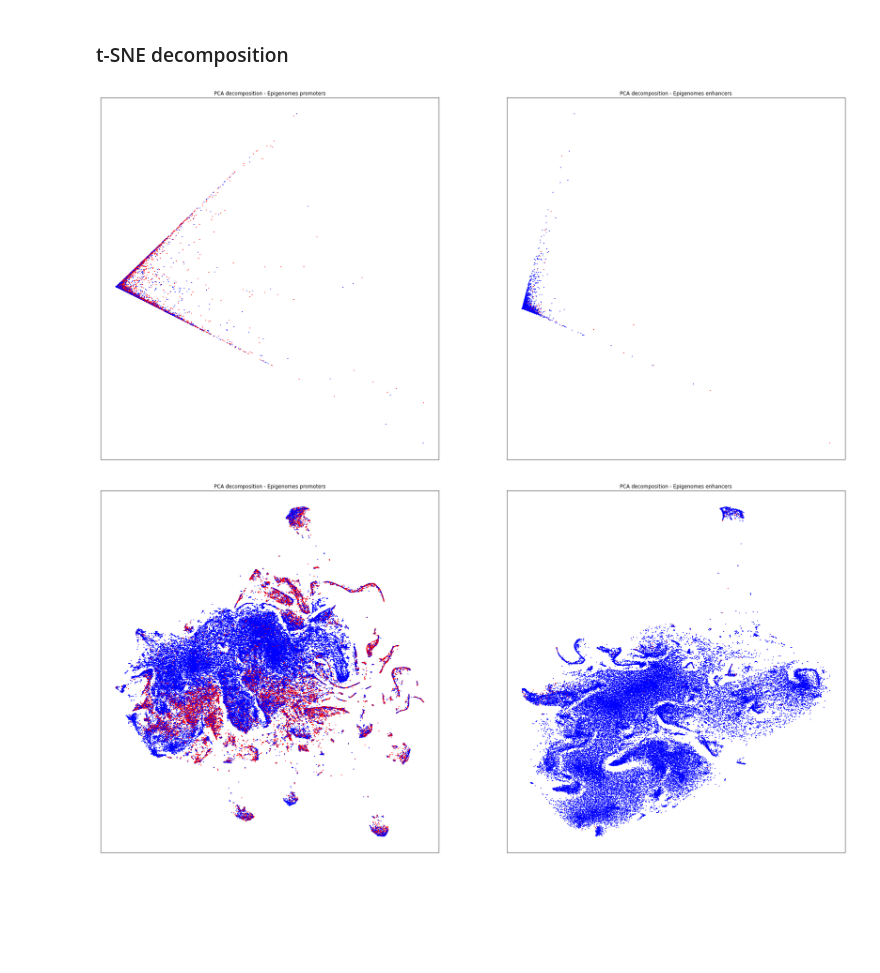
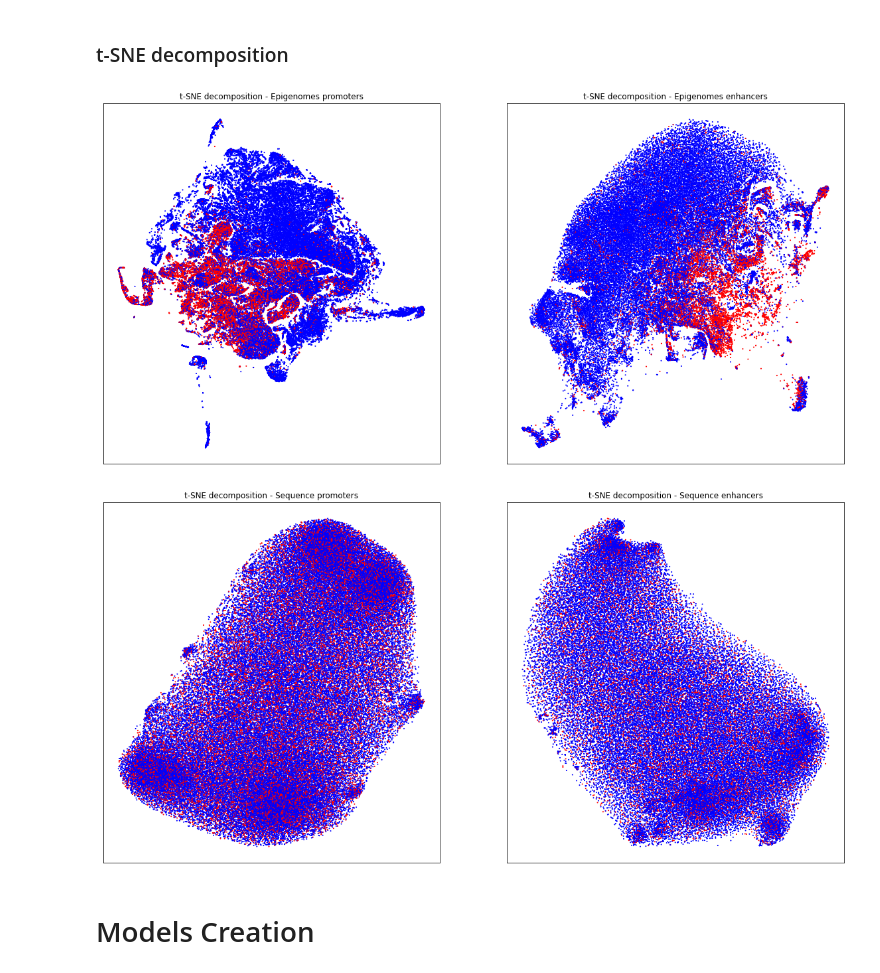
Before and after one commit to ndrep/bioinformatics, a Jupyter notebook: Bioinformatic_project.ipynb, the cells around one changed output. Saved outputs shown, nothing was run; the diff lists cells and outputs as text; code cells hidden in the pictures; blank space fills up the shorter version.

Commit message:
add t-SNE and pca, improve visualization

```diff
--- a/Bioinformatic_project.ipynb
+++ b/Bioinformatic_project.ipynb
@@ -579,0 +654,5 @@ def get_pca_decomposition(
+# %%
+from sklearn.decomposition import PCA
+
+def pca(x:np.ndarray)->np.ndarray:
+    return PCA(n_components=2, random_state=42).fit_transform(x)
@@ -580,19 +681,19 @@ def get_pca_decomposition(
 # %% [markdown]
 ### t-SNE decomposition
 # %%
-from MulticoreTSNE import MulticoreTSNE as UTSNE
-from sklearn.decomposition import PCA
+import gc
+import tsnecuda
+from tsnecuda import TSNE
+import multiprocessing
+from multiprocessing import Process, Queue
 
-def pca(x:np.ndarray, n_components:int=2)->np.ndarray:
-    return PCA(n_components=n_components, random_state=42).fit_transform(x)
-
-def get_tsne_decomposition(x:np.ndarray, perplexity:int, dimensionality_threshold:int=50, n_components:int=2)->np.ndarray:
-    TSNE(
+def tsne(X:np.ndarray)->np.ndarray:
+    return TSNE(
             # Better performance may be achieved with cosine distance,
             # but currently TSNECUDA does not support other metrics.
             # Expecially for the sequence data, cosine distances may be foundamental
             # to get a semantically significant decomposition.
-            perplexity= 100,
+            perplexity= 30,
             n_iter = 1000,
             verbose=True,
         ).fit_transform(X)
@@ -630,11 +700,11 @@ for x, y in zip(xs, ys):
 # %%
 fig, axes = plt.subplots(nrows=1, ncols=2, figsize=(20, 10))
 
-for x, y, title, axis in tqdm(zip(xs, ys, titles, axes.flatten()), desc="Computing PCAs", total=len(xs)):
-    axis.scatter(*pca(x).T, s=1, c=['#ff0000' if i else '#0000ff' for i in y])
+for x, y, title, axis in tqdm(zip(xs, ys, titles, axes.flatten()), desc="Computing t-SNE", total=len(xs)):
+    axis.scatter(*tsne(x).T, s=1, c=['#ff0000' if i else '#0000ff' for i in y])
     axis.xaxis.set_visible(False)
     axis.yaxis.set_visible(False)
-    axis.set_title(f"PCA decomposition - {title}")
+    axis.set_title(f"t-SNE decomposition - {title}")
 plt.show()
 # %% [output]
-[figure, old version]
+[figure, new version]
@@ -647,25 +711,13 @@ from multiprocessing import Process, Queue
 # %%
-def get_tsne_decomposition1(
-    X: pd.DataFrame,
-)->pd.DataFrame:
-    """Return the 2D TSNE decomposition of the given data."""
-    return TSNE(
-            # Better performance may be achieved with cosine distance,
-            # but currently TSNECUDA does not support other metrics.
-            # Expecially for the sequence data, cosine distances may be foundamental
-            # to get a semantically significant decomposition.
-            perplexity= 100,
-            n_iter = 1000,
-            verbose=True,
-        ).fit_transform(X)
-
 fig, axes = plt.subplots(nrows=1, ncols=2, figsize=(20, 10))
 
-for x, y, title, axis in tqdm(zip(xs, ys, titles, axes.flatten()), desc="Computing PCAs", total=len(xs)):
-    axis.scatter(*get_tsne_decomposition1(x).T, s=1, c=['#ff0000' if i else '#0000ff' for i in y])
+for x, y, title, axis in tqdm(zip(xss, yss, titless, axes.flatten()), desc="Computing t-SNE", total=len(xss)):
+    axis.scatter(*tsne(x).T, s=1, c=['#ff0000' if i else '#0000ff' for i in y])
     axis.xaxis.set_visible(False)
     axis.yaxis.set_visible(False)
     axis.set_title(f"t-SNE decomposition - {title}")
 plt.show()
 # %% [output]
-[figure, old version]
+[figure, new version]
+# %% [markdown]
+# Models Creation
```
Also changed, not shown: parts of 22 cells of this notebook.
